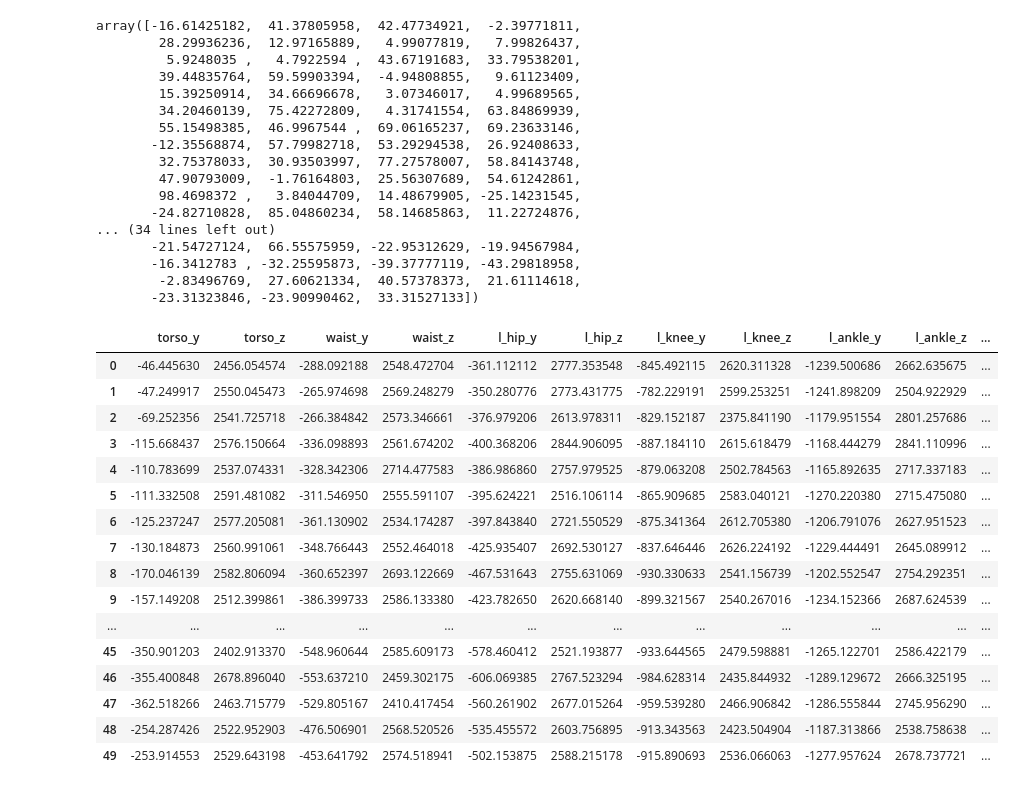
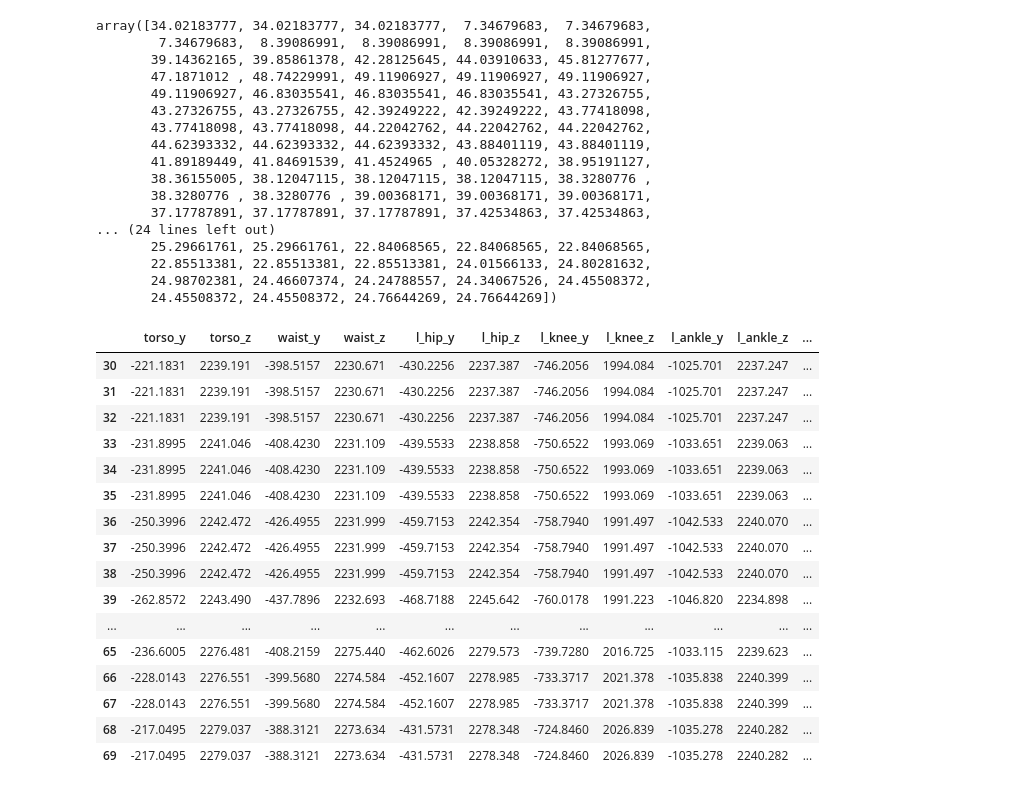
Before and after one commit to KIM-SUN-WOO/RnDTestProject, a Jupyter notebook: program/Untitled.ipynb, the cells around one changed output. Drawn from its saved outputs; the diff is of its cells as text; code cells hidden in the pictures.

```diff
--- a/program/Untitled.ipynb
+++ b/program/Untitled.ipynb
@@ -3,7 +3,9 @@ import pandas as pd
 # %%
 import numpy as np
 # %%
-df1=pd.read_excel('../data/4.xlsx')
+df1=pd.DataFrame()
+df1=pd.read_excel('../data/1.xlsx')
+df1=df1.dropna()
 # %%
 df1
 # %% [output]
@@ -127,40 +126,40 @@ array([ -62.54719542,  -11.06012915,  -80.97269804,    2.62709251,
 #torso lean forward
 angle_v2(df_lat[['l_tibia_y','l_tibia_z']].values, df_lat[['tor_wai_y', 'tor_wai_z']].values)[1:200]
 # %% [output]
-array([-16.61425182,  41.37805958,  42.47734921,  -2.39771811,
-        28.29936236,  12.97165889,   4.99077819,   7.99826437,
-         5.9248035 ,   4.7922594 ,  43.67191683,  33.79538201,
-        39.44835764,  59.59903394,  -4.94808855,   9.61123409,
-        15.39250914,  34.66696678,   3.07346017,   4.99689565,
-        34.20460139,  75.42272809,   4.31741554,  63.84869939,
-        55.15498385,  46.9967544 ,  69.06165237,  69.23633146,
-       -12.35568874,  57.79982718,  53.29294538,  26.92408633,
-        32.75378033,  30.93503997,  77.27578007,  58.84143748,
-        47.90793009,  -1.76164803,  25.56307689,  54.61242861,
-        98.4698372 ,   3.84044709,  14.48679905, -25.14231545,
-       -24.82710828,  85.04860234,  58.14685863,  11.22724876,
-... (34 lines left out)
-       -21.54727124,  66.55575959, -22.95312629, -19.94567984,
-       -16.3412783 , -32.25595873, -39.37777119, -43.29818958,
-        -2.83496769,  27.60621334,  40.57378373,  21.61114618,
-       -23.31323846, -23.90990462,  33.31527133])
+array([34.02183777, 34.02183777, 34.02183777,  7.34679683,  7.34679683,
+        7.34679683,  8.39086991,  8.39086991,  8.39086991,  8.39086991,
+       39.14362165, 39.85861378, 42.28125645, 44.03910633, 45.81277677,
+       47.1871012 , 48.74229991, 49.11906927, 49.11906927, 49.11906927,
+       49.11906927, 46.83035541, 46.83035541, 46.83035541, 43.27326755,
+       43.27326755, 43.27326755, 42.39249222, 42.39249222, 43.77418098,
+       43.77418098, 43.77418098, 44.22042762, 44.22042762, 44.22042762,
+       44.62393332, 44.62393332, 44.62393332, 43.88401119, 43.88401119,
+       41.89189449, 41.84691539, 41.4524965 , 40.05328272, 38.95191127,
+       38.36155005, 38.12047115, 38.12047115, 38.12047115, 38.3280776 ,
+       38.3280776 , 38.3280776 , 39.00368171, 39.00368171, 39.00368171,
+       37.17787891, 37.17787891, 37.17787891, 37.42534863, 37.42534863,
+... (24 lines left out)
+       25.29661761, 25.29661761, 22.84068565, 22.84068565, 22.84068565,
+       22.85513381, 22.85513381, 22.85513381, 24.01566133, 24.80281632,
+       24.98702381, 24.46607374, 24.24788557, 24.34067526, 24.45508372,
+       24.45508372, 24.45508372, 24.76644269, 24.76644269])
 # %%
-df_lat[0:50]
+df_lat[30:70]
 # %% [output]
 |  | torso_y | torso_z | waist_y | waist_z | l_hip_y | l_hip_z | l_knee_y | l_knee_z | l_ankle_y | l_ankle_z | ... |
-| 0 | -46.445630 | 2456.054574 | -288.092188 | 2548.472704 | -361.112112 | 2777.353548 | -845.492115 | 2620.311328 | -1239.500686 | 2662.635675 | ... |
-| 1 | -47.249917 | 2550.045473 | -265.974698 | 2569.248279 | -350.280776 | 2773.431775 | -782.229191 | 2599.253251 | -1241.898209 | 2504.922929 | ... |
-| 2 | -69.252356 | 2541.725718 | -266.384842 | 2573.346661 | -376.979206 | 2613.978311 | -829.152187 | 2375.841190 | -1179.951554 | 2801.257686 | ... |
-| 3 | -115.668437 | 2576.150664 | -336.098893 | 2561.674202 | -400.368206 | 2844.906095 | -887.184110 | 2615.618479 | -1168.444279 | 2841.110996 | ... |
-| 4 | -110.783699 | 2537.074331 | -328.342306 | 2714.477583 | -386.986860 | 2757.979525 | -879.063208 | 2502.784563 | -1165.892635 | 2717.337183 | ... |
-| 5 | -111.332508 | 2591.481082 | -311.546950 | 2555.591107 | -395.624221 | 2516.106114 | -865.909685 | 2583.040121 | -1270.220380 | 2715.475080 | ... |
-| 6 | -125.237247 | 2577.205081 | -361.130902 | 2534.174287 | -397.843840 | 2721.550529 | -875.341364 | 2612.705380 | -1206.791076 | 2627.951523 | ... |
-| 7 | -130.184873 | 2560.991061 | -348.766443 | 2552.464018 | -425.935407 | 2692.530127 | -837.646446 | 2626.224192 | -1229.444491 | 2645.089912 | ... |
-| 8 | -170.046139 | 2582.806094 | -360.652397 | 2693.122669 | -467.531643 | 2755.631069 | -930.330633 | 2541.156739 | -1202.552547 | 2754.292351 | ... |
-| 9 | -157.149208 | 2512.399861 | -386.399733 | 2586.133380 | -423.782650 | 2620.668140 | -899.321567 | 2540.267016 | -1234.152366 | 2687.624539 | ... |
+| 30 | -221.1831 | 2239.191 | -398.5157 | 2230.671 | -430.2256 | 2237.387 | -746.2056 | 1994.084 | -1025.701 | 2237.247 | ... |
+| 31 | -221.1831 | 2239.191 | -398.5157 | 2230.671 | -430.2256 | 2237.387 | -746.2056 | 1994.084 | -1025.701 | 2237.247 | ... |
+| 32 | -221.1831 | 2239.191 | -398.5157 | 2230.671 | -430.2256 | 2237.387 | -746.2056 | 1994.084 | -1025.701 | 2237.247 | ... |
+| 33 | -231.8995 | 2241.046 | -408.4230 | 2231.109 | -439.5533 | 2238.858 | -750.6522 | 1993.069 | -1033.651 | 2239.063 | ... |
+| 34 | -231.8995 | 2241.046 | -408.4230 | 2231.109 | -439.5533 | 2238.858 | -750.6522 | 1993.069 | -1033.651 | 2239.063 | ... |
+| 35 | -231.8995 | 2241.046 | -408.4230 | 2231.109 | -439.5533 | 2238.858 | -750.6522 | 1993.069 | -1033.651 | 2239.063 | ... |
+| 36 | -250.3996 | 2242.472 | -426.4955 | 2231.999 | -459.7153 | 2242.354 | -758.7940 | 1991.497 | -1042.533 | 2240.070 | ... |
+| 37 | -250.3996 | 2242.472 | -426.4955 | 2231.999 | -459.7153 | 2242.354 | -758.7940 | 1991.497 | -1042.533 | 2240.070 | ... |
+| 38 | -250.3996 | 2242.472 | -426.4955 | 2231.999 | -459.7153 | 2242.354 | -758.7940 | 1991.497 | -1042.533 | 2240.070 | ... |
+| 39 | -262.8572 | 2243.490 | -437.7896 | 2232.693 | -468.7188 | 2245.642 | -760.0178 | 1991.223 | -1046.820 | 2234.898 | ... |
 | ... | ... | ... | ... | ... | ... | ... | ... | ... | ... | ... | ... |
-| 45 | -350.901203 | 2402.913370 | -548.960644 | 2585.609173 | -578.460412 | 2521.193877 | -933.644565 | 2479.598881 | -1265.122701 | 2586.422179 | ... |
-| 46 | -355.400848 | 2678.896040 | -553.637210 | 2459.302175 | -606.069385 | 2767.523294 | -984.628314 | 2435.844932 | -1289.129672 | 2666.325195 | ... |
-| 47 | -362.518266 | 2463.715779 | -529.805167 | 2410.417454 | -560.261902 | 2677.015264 | -959.539280 | 2466.906842 | -1286.555844 | 2745.956290 | ... |
-| 48 | -254.287426 | 2522.952903 | -476.506901 | 2568.520526 | -535.455572 | 2603.756895 | -913.343563 | 2423.504904 | -1187.313866 | 2538.758638 | ... |
-| 49 | -253.914553 | 2529.643198 | -453.641792 | 2574.518941 | -502.153875 | 2588.215178 | -915.890693 | 2536.066063 | -1277.957624 | 2678.737721 | ... |
+| 65 | -236.6005 | 2276.481 | -408.2159 | 2275.440 | -462.6026 | 2279.573 | -739.7280 | 2016.725 | -1033.115 | 2239.623 | ... |
+| 66 | -228.0143 | 2276.551 | -399.5680 | 2274.584 | -452.1607 | 2278.985 | -733.3717 | 2021.378 | -1035.838 | 2240.399 | ... |
+| 67 | -228.0143 | 2276.551 | -399.5680 | 2274.584 | -452.1607 | 2278.985 | -733.3717 | 2021.378 | -1035.838 | 2240.399 | ... |
+| 68 | -217.0495 | 2279.037 | -388.3121 | 2273.634 | -431.5731 | 2278.348 | -724.8460 | 2026.839 | -1035.278 | 2240.282 | ... |
+| 69 | -217.0495 | 2279.037 | -388.3121 | 2273.634 | -431.5731 | 2278.348 | -724.8460 | 2026.839 | -1035.278 | 2240.282 | ... |
```
Also changed, not shown: parts of 9 cells of this notebook.
